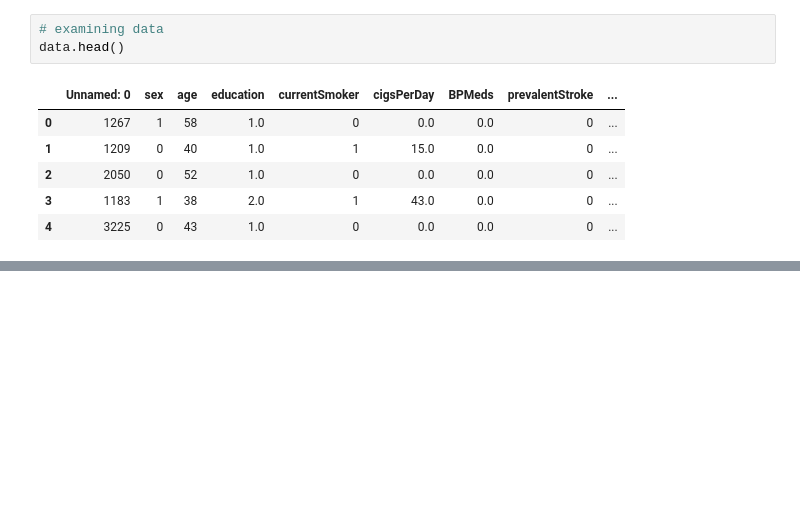
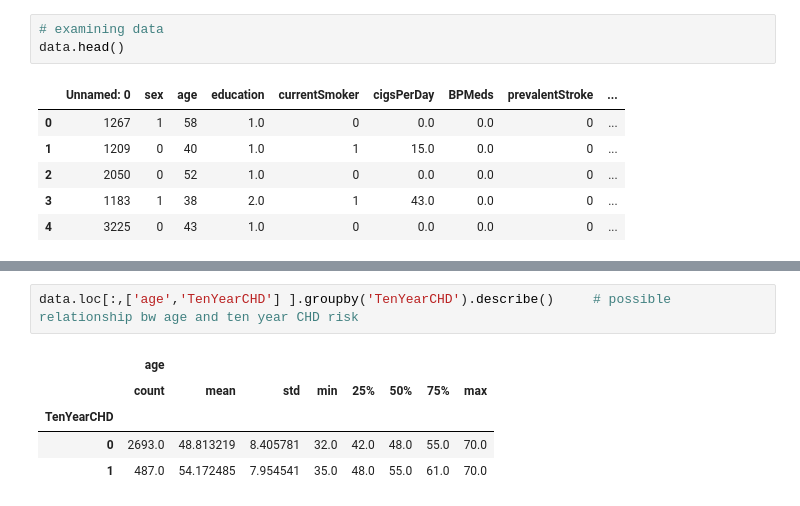
Before and after one commit to vnewsome/project_chd, a Jupyter notebook: ML_project2.ipynb, the cells around one changed output, grey strips where cells are left out. Drawn from its saved outputs; the diff is of its cells as text; blank space fills up the shorter version.

```diff
--- a/ML_project2.ipynb
+++ b/ML_project2.ipynb
@@ -62,0 +128,8 @@ data.loc[:,['totChol','TenYearCHD'] ].groupby('TenYearCHD').describe()
+# %%
+data.loc[:,['age','TenYearCHD'] ].groupby('TenYearCHD').describe()     # possible relationship bw age and ten year CHD risk
+# %% [output]
+|  | age |  |  |  |  |  |  |  |
+|  | count | mean | std | min | 25% | 50% | 75% | max |
+| TenYearCHD |  |  |  |  |  |  |  |  |
+| 0 | 2693.0 | 48.813219 | 8.405781 | 32.0 | 42.0 | 48.0 | 55.0 | 70.0 |
+| 1 | 487.0 | 54.172485 | 7.954541 | 35.0 | 48.0 | 55.0 | 61.0 | 70.0 |
```
Also changed, not shown: parts of 6 cells of this notebook.
